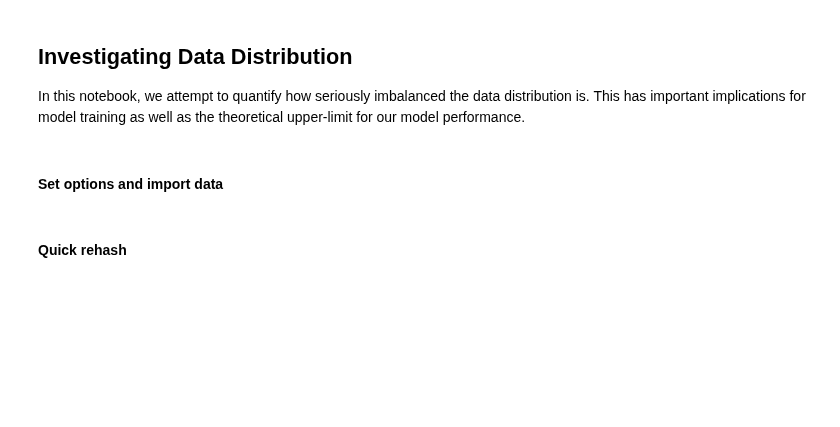
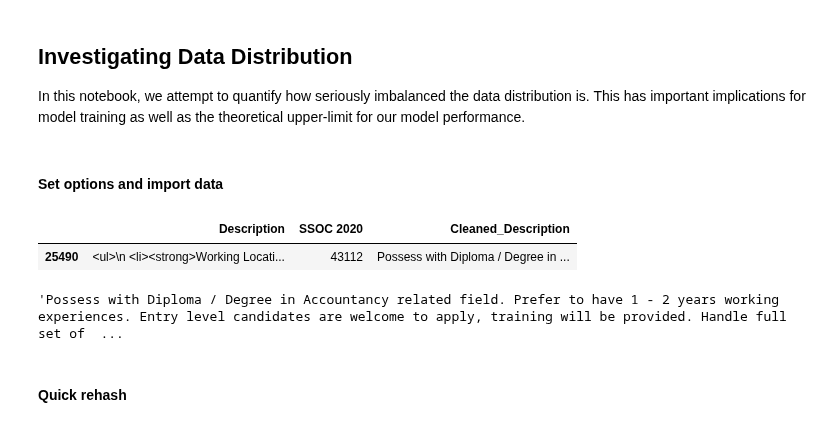
Before and after one commit to Benjamin-Aw-93/ssoc_autocoder, a Jupyter notebook: Notebooks/Investigating Data Distribution.ipynb, the cells around one changed output. Cells and saved outputs as stored; diff of their text form; code cells hidden in the pictures; blank space fills up the shorter version.

```diff
--- a/Notebooks/Investigating Data Distribution.ipynb
+++ b/Notebooks/Investigating Data Distribution.ipynb
@@ -22,3 +26,13 @@ SSOC_2020 = pd.read_csv('Data/Processed/Training/train-aws/SSOC_2020.csv')
+# %%
+data[data['Cleaned_Description'].str.contains('ry level candidates are welcome to apply, training will be provided. Handle full set of accounts including cash flow, month-end closing, and year-end audit activities. Perform accurate data entry to computerized accounting systems. Prepare full set of accounts and bank reconciliation. Prepare necessary accounting schedules: Fixed assets, prepayments, accruals, loan, hire purchase, etc. Responsible for ad-hoc invoicing and accounting functions. Other Ad-hoc duties or assignments.')]
+# %% [output]
+|  | Description | SSOC 2020 | Cleaned_Description |
+| 25490 | <ul>\n <li><strong>Working Locati... | 43112 | Possess with Diploma / Degree in ... |
+# %%
+item = data.loc[25490, 'Cleaned_Description']
+''.join([i if ord(i) < 128 else ' ' for i in item])
+# %% [output]
+'Possess with Diploma / Degree in Accountancy related field. Prefer to have 1 - 2 years working experiences. Entry level candidates are welcome to apply, training will be provided. Handle full set of  ...
 # %%
 mcf_final = pd.read_csv('Data/Processed/MCF_Training_Set_Full.csv', low_memory = False)
 original_ssocs = pd.read_csv('Data/Processed/Original SSOCs.csv', low_memory = False)
```
Also changed, not shown: parts of 7 cells of this notebook, 3 other files.
